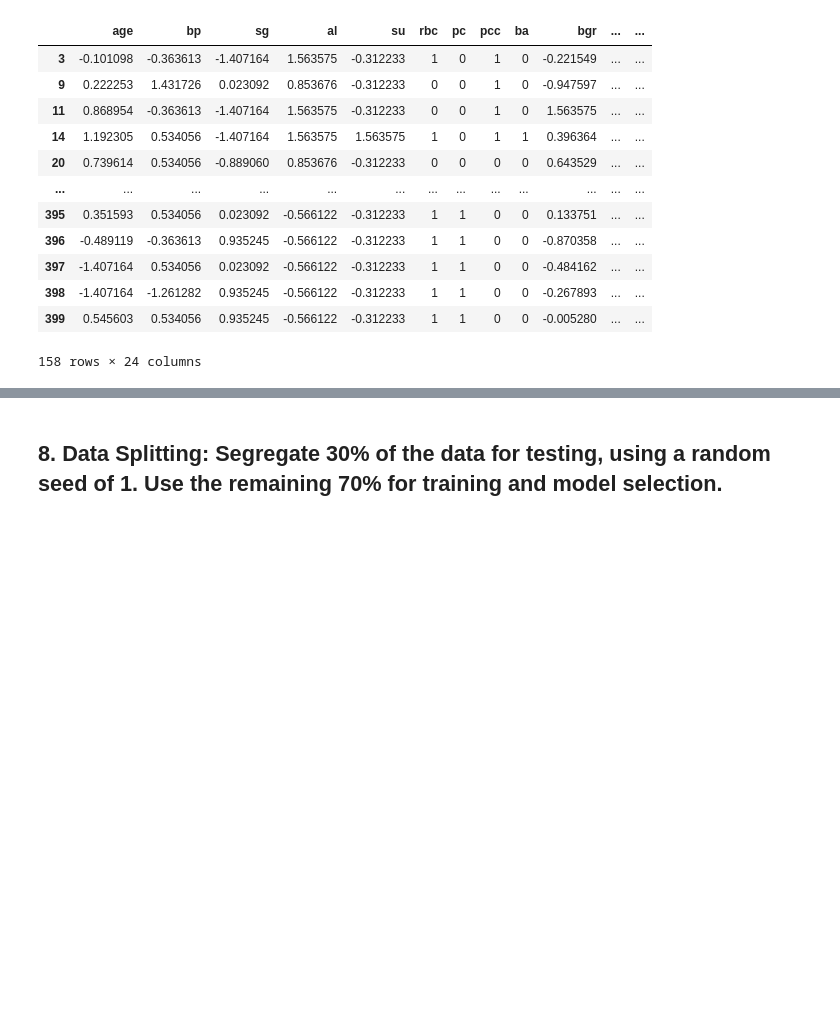
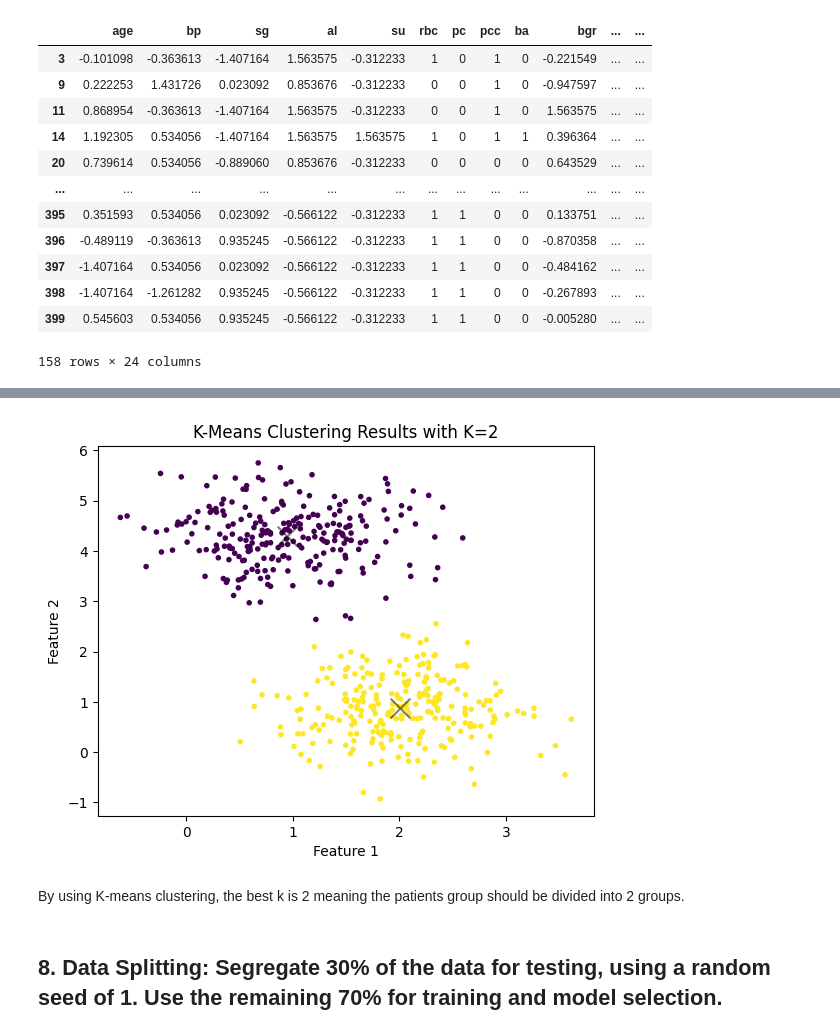
Before and after one commit to lisall8/3DAProject, a Jupyter notebook: assignment6.ipynb, the cells around one changed output, grey strips where cells are left out. Cells and saved outputs as stored; diff of their text form; code cells hidden in the pictures; blank space fills up the shorter version.

Commit message:
updated question 7 by K-means and question 9 with knn and decision tree

```diff
--- a/assignment6.ipynb
+++ b/assignment6.ipynb
@@ -407,3 +442,22 @@ selected_X
+# %%
+selected_X, _ = make_blobs(n_samples=500, centers=2, cluster_std=0.60, random_state=0)
+
+kmeans = KMeans(n_clusters=2, random_state=0)
+kmeans.fit(selected_X)
+y_kmeans = kmeans.predict(selected_X)
+
+plt.scatter(selected_X[:, 0], selected_X[:, 1], c=y_kmeans, cmap='viridis', marker='.')
+
+centers = kmeans.cluster_centers_
+plt.scatter(centers[:, 0], centers[:, 1], c='black', s=200, alpha=0.5, marker='x')
+plt.title('K-Means Clustering Results with K=2')
+plt.xlabel('Feature 1')
+plt.ylabel('Feature 2')
+plt.show()
+# %% [output]
+[figure, added]
+# %% [markdown]
+By using K-means clustering, the best k is 2 meaning the patients group should be divided into 2 groups.
 # %% [markdown]
 ## 8. **Data Splitting:** Segregate 30% of the data for testing, using a random seed of 1. Use the remaining 70% for training and model selection.
 # %%
```
Also changed, not shown: parts of 14 cells of this notebook.
